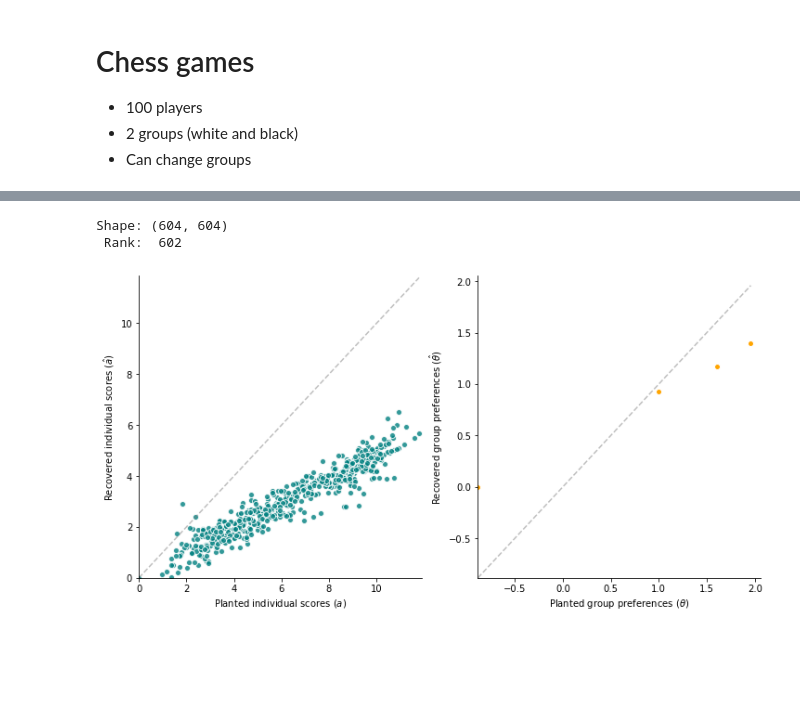
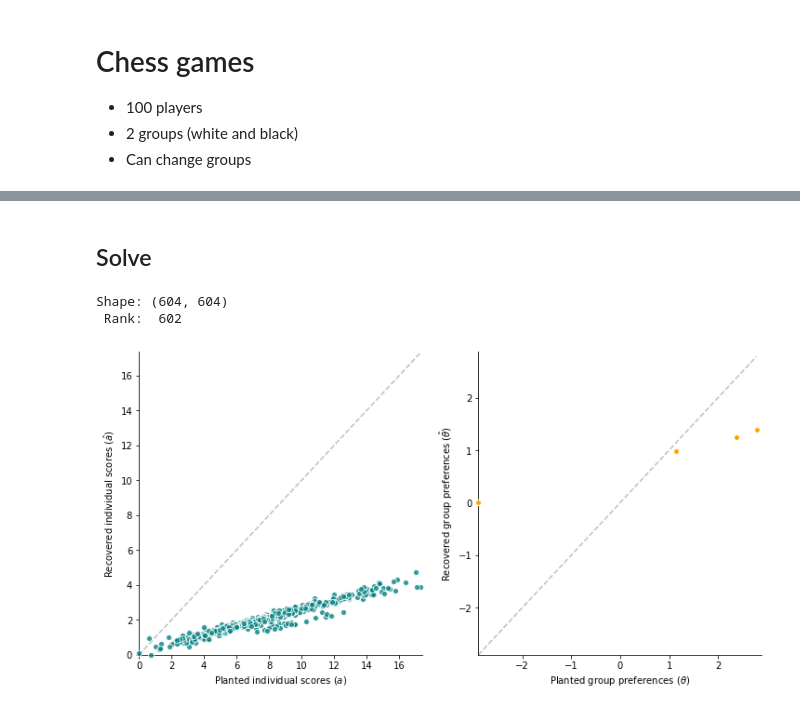
Before and after one commit to AparaV/SpringRankGroups, a Jupyter notebook: api/jupyter/resolve_identifiability.ipynb, the cells around one changed output, grey strips where cells are left out. Cells and saved outputs as stored; diff of their text form; code cells hidden in the pictures; blank space fills up the shorter version.

```diff
--- a/api/jupyter/resolve_identifiability.ipynb
+++ b/api/jupyter/resolve_identifiability.ipynb
@@ -27,16 +31,16 @@ import tools as tl
 N = 600
 beta = 0.4
 alpha = 1
-K1 = 10
-K2 = 10
+K1 = 20
+K2 = 5
 p_ij = 1 / (1 + np.exp(-2*beta))
 
 variance = 1 / np.sqrt(alpha * beta)
 # individual_scores = np.random.normal(1, variance, N)
 
-a1 = list(np.random.normal(3, 1, 200))
+a1 = list(np.random.normal(3, 5/2, 200))
 a2 = list(np.random.normal(0, 1, 200))
-a3 = list(np.random.normal(-3, 1, 200))
+a3 = list(np.random.normal(-3, 2, 200))
 individual_scores = np.array(a1+a2+a3)
 
 k = 4
@@ -56,6 +60,7 @@ groups_2 = np.random.randint(0, k, N)
 G_2 = np.zeros((N, k))
 for j, g_j in enumerate(groups_2):
     G_2[j, g_j] = 1
+
 ranks_2 = individual_scores + np.matmul(G_2, theta)
 ranks_2 = ranks_2 - np.min(ranks_2)
 
@@ -90,6 +91,34 @@ for i in range(N):
         if A_1[i, 0] == A_1[j, 1]:
             A_1[i, j] = np.random.poisson(c_1 * scaled_energy_1[i, j])
             A_2[i, j] = np.random.poisson(c_2 * scaled_energy_2[i, j])
+# %%
+test_id = "Test8"
+# %%
+test_data = {
+    "a": individual_scores,
+    "ranks1": ranks_1,
+    "ranks2": ranks_2,
+    "G1": G_1,
+    "G2": G_2,
+    "A1": A_1,
+    "A2": A_2
+}
+
+with open("../../data/tests/" + test_id + "_data.pickle", 'wb') as handle:
+    pickle.dump(test_data, handle, protocol=pickle.HIGHEST_PROTOCOL)
+# %%
+with open("../../data/tests/" + test_id + "_data.pickle", 'rb') as handle:
+    test_data = pickle.load(handle)
+
+individual_scores = test_data["a"]
+ranks_1 = test_data["ranks1"]
+ranks_2 = test_data["ranks2"]
+A_1 = test_data["A1"]
+A_2 = test_data["A2"]
+G_1 = test_data["G1"]
+G_2 = test_data["G2"]
+# %% [markdown]
+## Solve
 # %%
 # Construct full operator with Laplacian
 
@@ -130,25 +159,25 @@ s_2 = a_est + np.matmul(G_2, theta_est)
 # %%
 fig, ax = plt.subplots(1, 2, figsize=(12, 6))
 
 xy_line = [[np.min(np.minimum(individual_scores, a_est)), np.max(np.maximum(individual_scores, a_est))],
            [np.min(np.minimum(theta, theta_est)), np.max(np.maximum(theta, theta_est))]]
 for i in range(2):
     ax[i].spines['right'].set_visible(False)
     ax[i].spines['top'].set_visible(False)
     ax[i].plot(xy_line[i], xy_line[i], linestyle="dashed", color="grey", alpha=0.5)
     ax[i].set_xlim(xy_line[i][0], xy_line[i][1]+0.1)
     ax[i].set_ylim(xy_line[i][0], xy_line[i][1]+0.1)
 
-ax[0].scatter(individual_scores, a_est, color="teal", edgecolor="white", alpha=0.8)
+ax[0].scatter(individual_scores, a_est, color="teal", edgecolor="white", alpha=0.8, clip_on=False, zorder=100)
 ax[0].set_xlabel(r"Planted individual scores ($a$)")
 ax[0].set_ylabel(r"Recovered individual scores ($\hat{a}$)")
 
-ax[1].scatter(theta, theta_est, color="orange", edgecolor="white", alpha=1)
+ax[1].scatter(theta, theta_est, color="orange", edgecolor="white", alpha=1, clip_on=False, zorder=100)
 ax[1].set_xlabel(r"Planted group preferences ($\theta$)")
 ax[1].set_ylabel(r"Recovered group preferences ($\hat{\theta}$)")
 
-plt.savefig("../../figures/Test8.PNG", dpi=200, bbox_inches="tight")
+plt.savefig("../../figures/" + test_id + ".PNG", dpi=200, bbox_inches="tight")
 
 plt.show()
 # %% [output]
-[figure, old version]
+[figure, new version]
```
Also changed, not shown: parts of 2 cells of this notebook, 42 other files.
